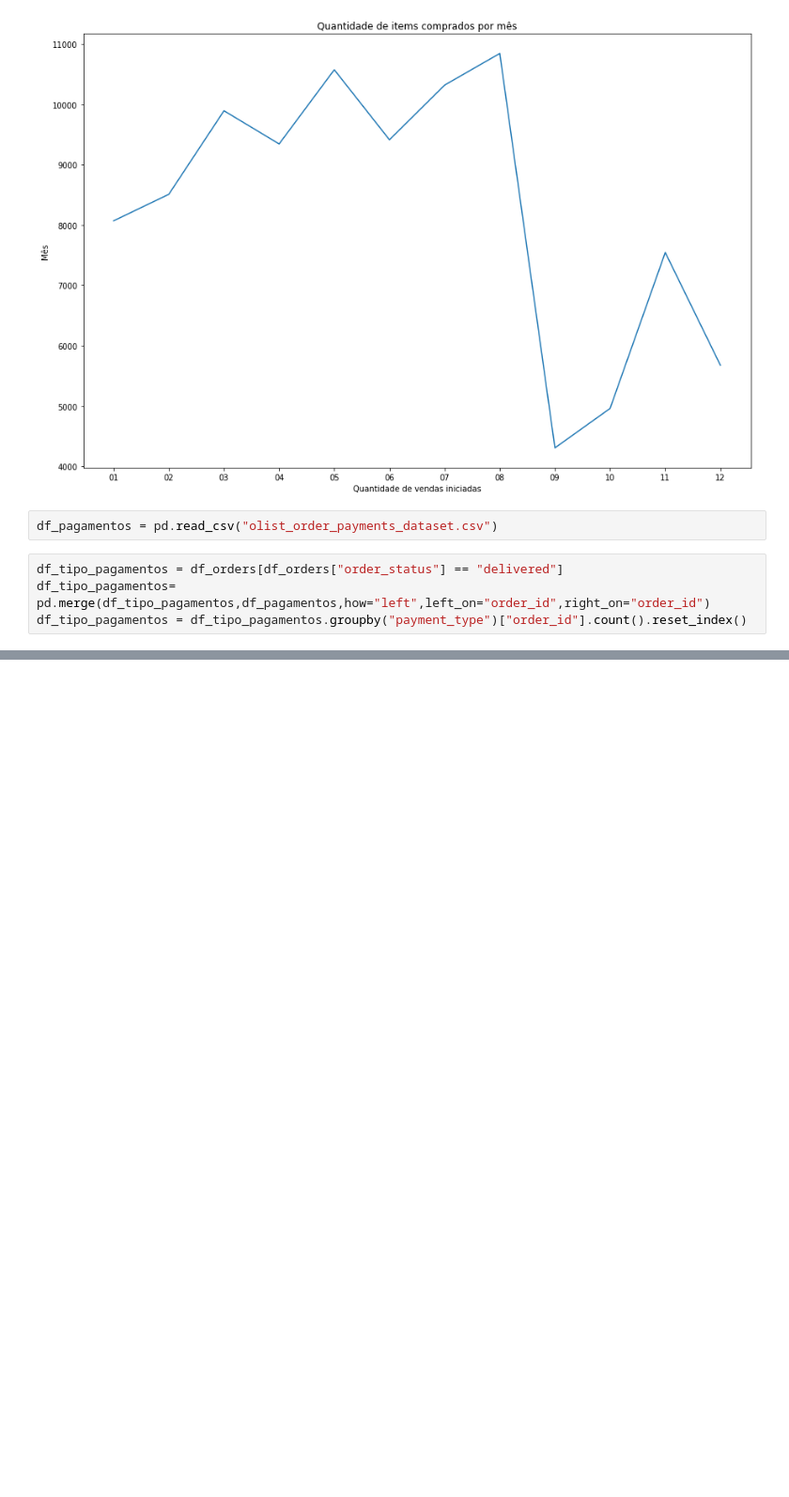
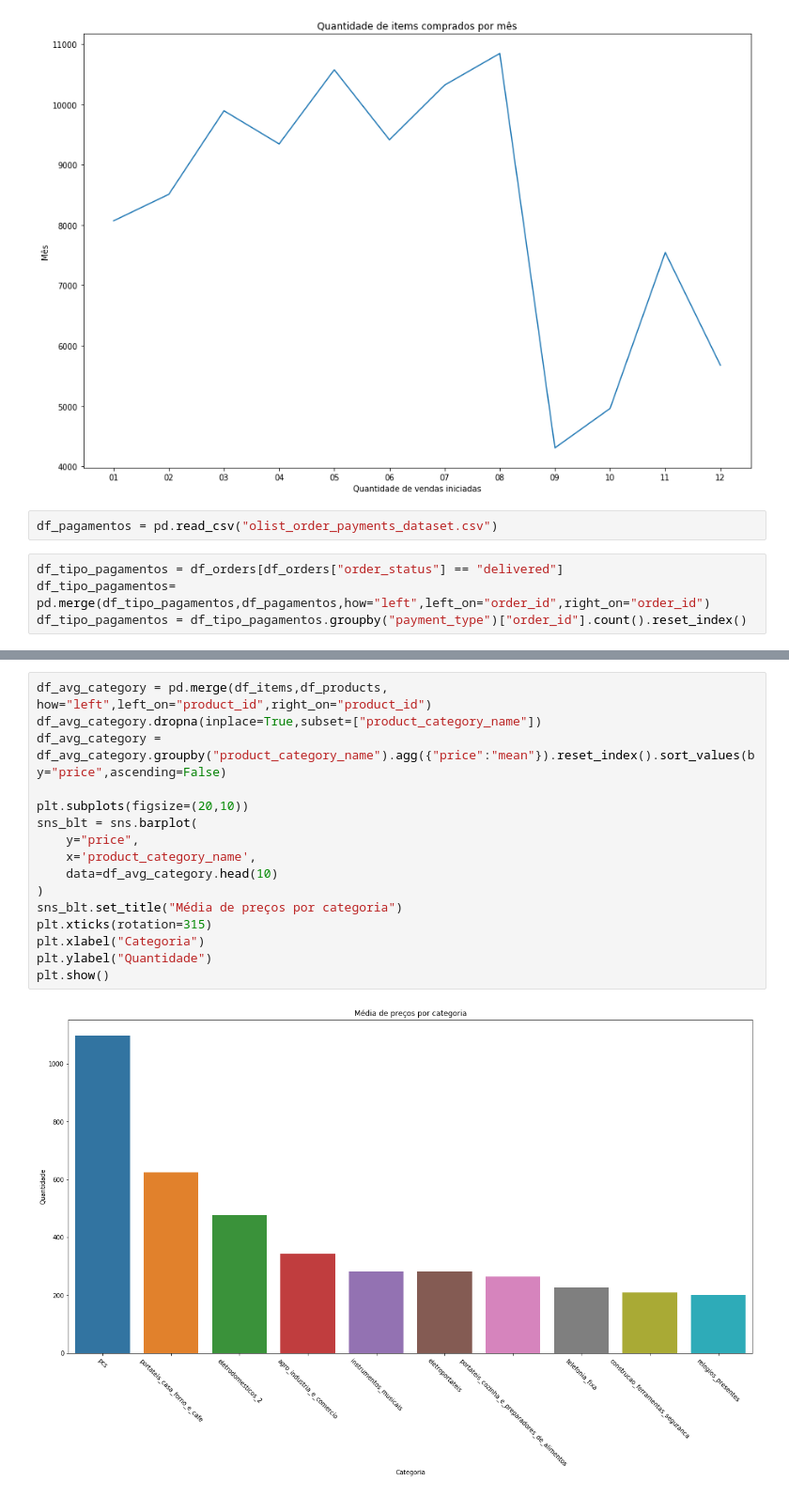
Before and after one commit to willyandan/analise-ecommerce, a Jupyter notebook: Ecommerce analisys.ipynb, the cells around one changed output, grey strips where cells are left out. Shown at 94% size. Saved outputs shown, nothing was run; the diff lists cells and outputs as text; blank space fills up the shorter version.

```diff
--- a/Ecommerce analisys.ipynb
+++ b/Ecommerce analisys.ipynb
@@ -92,0 +94,18 @@ Tipos de pagamento mais utilizados
+# %%
+df_avg_category = pd.merge(df_items,df_products, how="left",left_on="product_id",right_on="product_id")
+df_avg_category.dropna(inplace=True,subset=["product_category_name"])
+df_avg_category = df_avg_category.groupby("product_category_name").agg({"price":"mean"}).reset_index().sort_values(by="price",ascending=False)
+
+plt.subplots(figsize=(20,10))
+sns_blt = sns.barplot(
+    y="price",
+    x='product_category_name',
+    data=df_avg_category.head(10)
+)
+sns_blt.set_title("Média de preços por categoria")
+plt.xticks(rotation=315)
+plt.xlabel("Categoria")
+plt.ylabel("Quantidade")
+plt.show()
+# %% [output]
+[figure, added]
```
Also changed, not shown: parts of 2 cells of this notebook.
